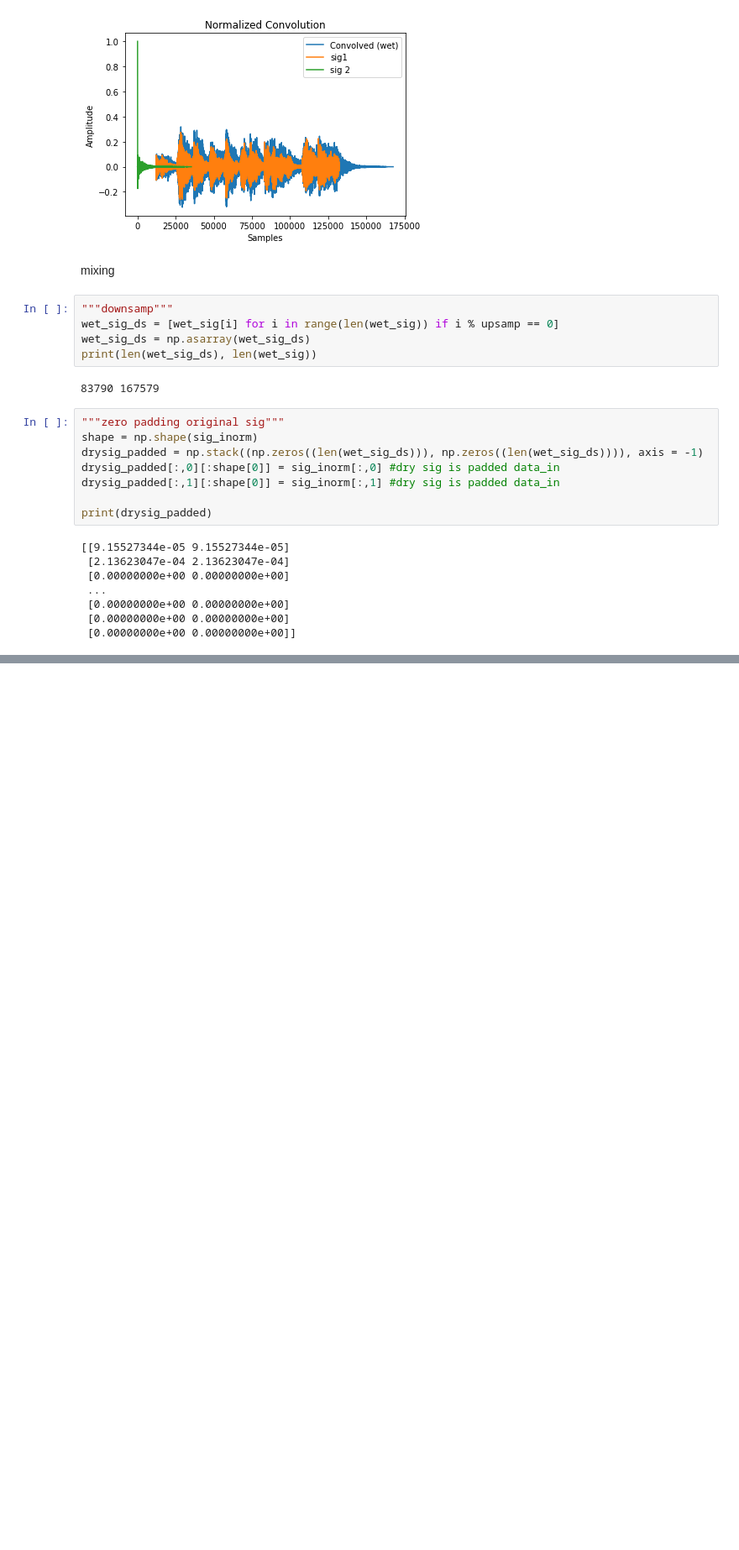
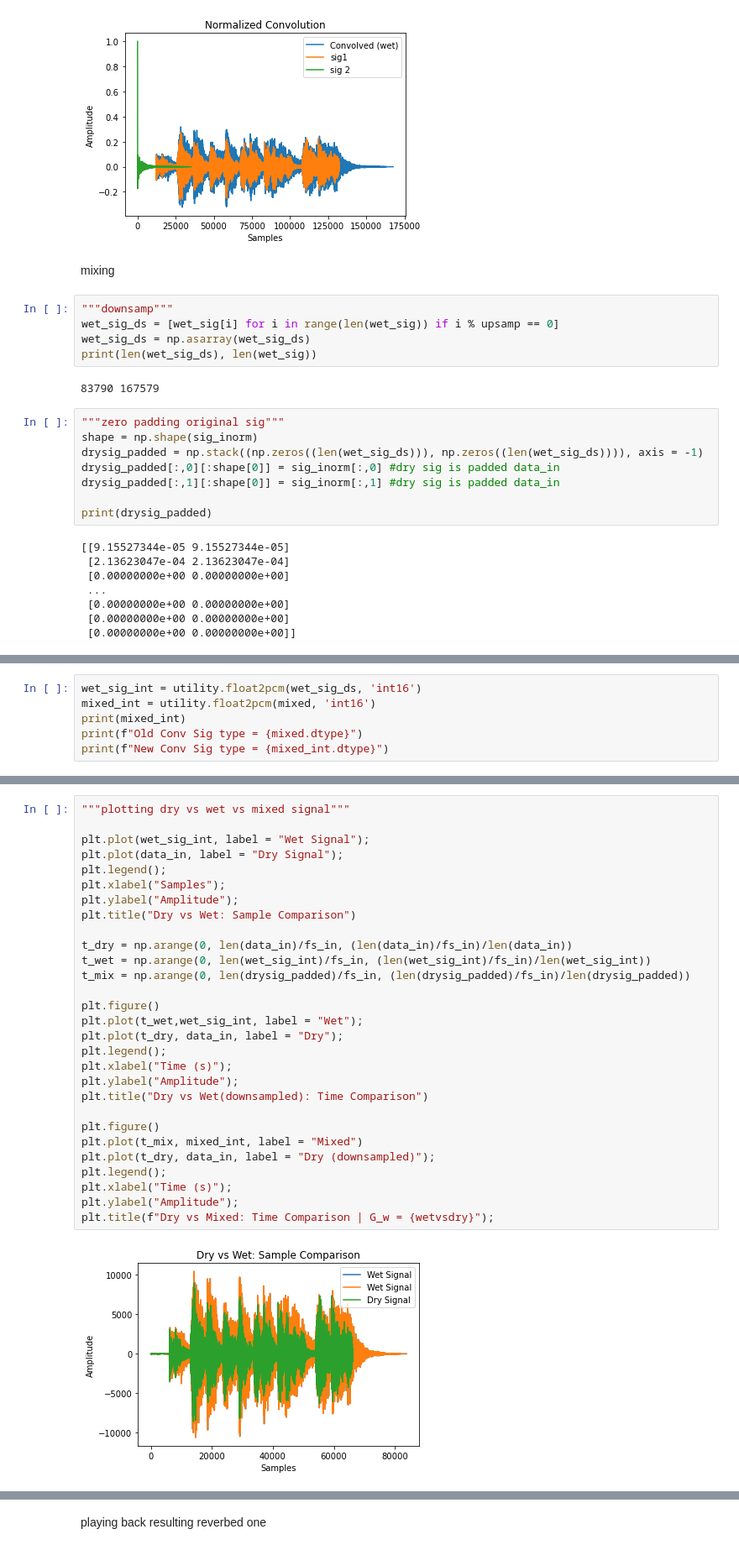
Before and after one commit to anniejchu/artificialreverb, a Jupyter notebook: RecordedIRs.ipynb, the cells around one changed output, grey strips where cells are left out. Shown: that part at 84% size. Saved outputs shown, nothing was run; the diff lists cells and outputs as text; blank space fills up the shorter version.

Commit message:
added conversion, plots, and adding -- should be fully functional, will test recorded IRs next

```diff
--- a/RecordedIRs.ipynb
+++ b/RecordedIRs.ipynb
@@ -345,0 +347,6 @@ plt.legend(["Convolved (wet)", "mixed", "dry"])
+# %%
+wet_sig_int = utility.float2pcm(wet_sig_ds, 'int16')
+mixed_int = utility.float2pcm(mixed, 'int16')
+print(mixed_int)
+print(f"Old Conv Sig type = {mixed.dtype}")
+print(f"New Conv Sig type = {mixed_int.dtype}")
@@ -345,0 +363,31 @@ plt.legend(["Convolved (wet)", "mixed", "dry"])
+# %%
+"""plotting dry vs wet vs mixed signal"""
+
+plt.plot(wet_sig_int, label = "Wet Signal");
+plt.plot(data_in, label = "Dry Signal");
+plt.legend();
+plt.xlabel("Samples");
+plt.ylabel("Amplitude");
+plt.title("Dry vs Wet: Sample Comparison")
+
+t_dry = np.arange(0, len(data_in)/fs_in, (len(data_in)/fs_in)/len(data_in))
+t_wet = np.arange(0, len(wet_sig_int)/fs_in, (len(wet_sig_int)/fs_in)/len(wet_sig_int))
+t_mix = np.arange(0, len(drysig_padded)/fs_in, (len(drysig_padded)/fs_in)/len(drysig_padded))
+
+plt.figure()
+plt.plot(t_wet,wet_sig_int, label = "Wet");
+plt.plot(t_dry, data_in, label = "Dry");
+plt.legend();
+plt.xlabel("Time (s)");
+plt.ylabel("Amplitude");
+plt.title("Dry vs Wet(downsampled): Time Comparison")
+
+plt.figure()
+plt.plot(t_mix, mixed_int, label = "Mixed")
+plt.plot(t_dry, data_in, label = "Dry (downsampled)");
+plt.legend();
+plt.xlabel("Time (s)");
+plt.ylabel("Amplitude");
+plt.title(f"Dry vs Mixed: Time Comparison | G_w = {wetvsdry}");
+# %% [output]
+[figure, added]
@@ -345,0 +396,2 @@ plt.legend(["Convolved (wet)", "mixed", "dry"])
+# %% [markdown]
+playing back resulting reverbed one
```
Also changed, not shown: parts of 7 cells of this notebook.
